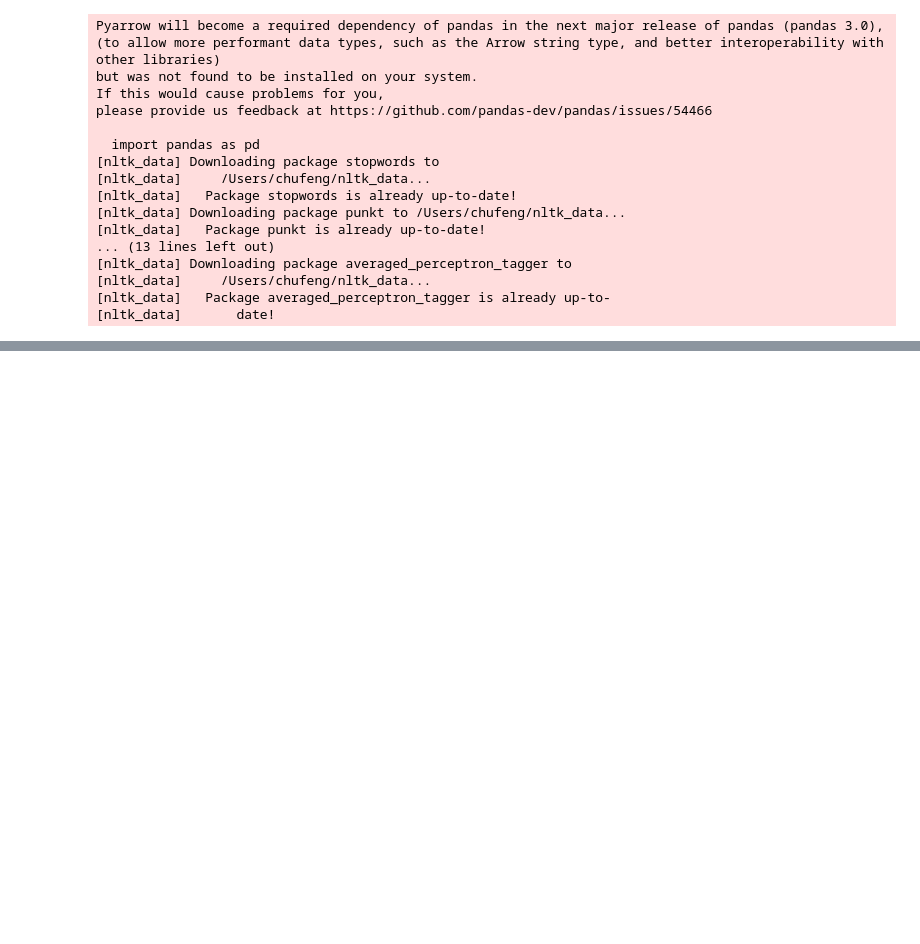
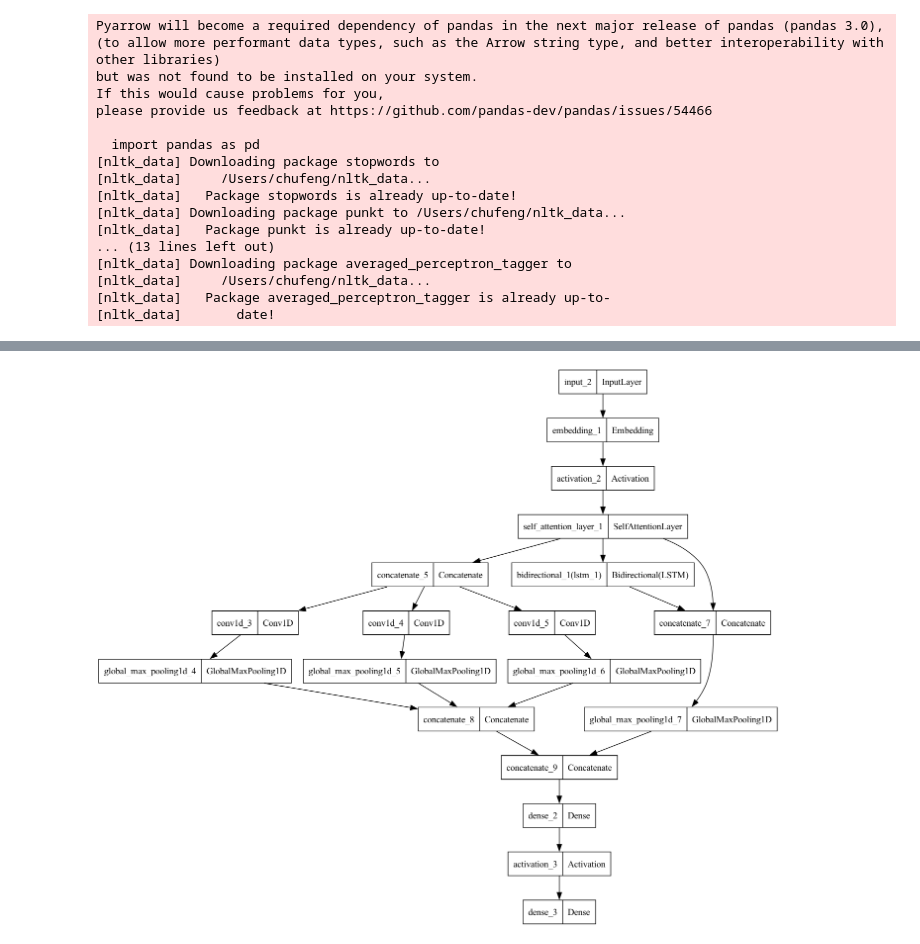
Before and after one commit to elden-l0rd/IARCS-internship, a Jupyter notebook: code/src/test.ipynb, the cells around one changed output, grey strips where cells are left out. Cells and saved outputs as stored; diff of their text form; code cells hidden in the pictures; blank space fills up the shorter version.

Commit message:
add SMNN model

```diff
--- a/code/src/test.ipynb
+++ b/code/src/test.ipynb
@@ -236,9 +236,9 @@ def split_data2(df, train_set_size):
         df_train, df_test = train_test_split(df, test_size=1 - train_set_size)
 
         # Ensure both df_train and df_test have the same number of samples
-        # min_samples = min(len(df_train), len(df_test))
-        # df_train = df_train.sample(n=min_samples)
-        # df_test = df_test.sample(n=min_samples)
+        min_samples = min(len(df_train), len(df_test))
+        df_train = df_train.sample(n=min_samples)
+        df_test = df_test.sample(n=min_samples)
 
         change_label(df_train)
         change_label(df_test)
@@ -384,0 +391,60 @@ y_pred, acc = train_loop(X_train_tfidf, X_test_tfidf, y_train, y_test)
+# %%
+import tensorflow as tf
+from tensorflow.keras.layers import Input, Embedding, Conv1D, GlobalMaxPooling1D, Concatenate, Bidirectional, LSTM, Dense, Activation
+from tensorflow.keras.models import Model
+
+vocab_size = X_train_tfidf.shape[1]
+embedding_dim = 128
+sequence_length = 500  # length of your input sequences
+num_classes = 6
+num_filters = 256
+kernel_size = 3
+pool_size = 2
+
+# Input Layer
+inputs = Input(shape=(vocab_size,))
+
+# Word Embedding Layer
+x = Embedding(vocab_size, embedding_dim)(inputs)
+
+# tanh activation layer
+x = Activation('tanh')(x)
+
+# Self-attention layer
+attention_output = SelfAttentionLayer()(x)
+x = Concatenate()([attention_output])
+
+# Convolutional Layers with different kernel sizes
+conv_blocks = []
+for i in range(3):
+    conv = Conv1D(filters=num_filters, kernel_size=kernel_size, padding="valid", activation="relu", strides=1)(x)
+    conv = GlobalMaxPooling1D()(conv)
+    conv_blocks.append(conv)
+
+# concatenate results
+x = Concatenate()(conv_blocks)
+
+# BLSTM Layer
+blstm = Bidirectional(LSTM(128, return_sequences=True))(attention_output)
+x = Concatenate()([attention_output, blstm])
+blstm = GlobalMaxPooling1D()(x)
+
+# concatenate convolutional features and BLSTM features
+x = Concatenate()([x for x in conv_blocks])
+x = Concatenate()([x, blstm])
+
+# Fully Connected Layer
+x = Dense(128)(x)
+x = Activation('tanh')(x)
+
+# Output Layer
+predictions = Dense(num_classes, activation='softmax')(x)
+
+# Build and compile the model
+model = Model(inputs=inputs, outputs=predictions)
+model.compile(optimizer='adam', loss='categorical_crossentropy', metrics=['accuracy'])
+
+# Summary of the model
+model.summary()
+tf.keras.utils.plot_model(model, show_shapes=False, show_layer_names=True)
+# %% [output]
@@ -384,0 +468 @@ y_pred, acc = train_loop(X_train_tfidf, X_test_tfidf, y_train, y_test)
+[figure, added]
```
Also changed, not shown: parts of 14 cells of this notebook, 17 other files.
